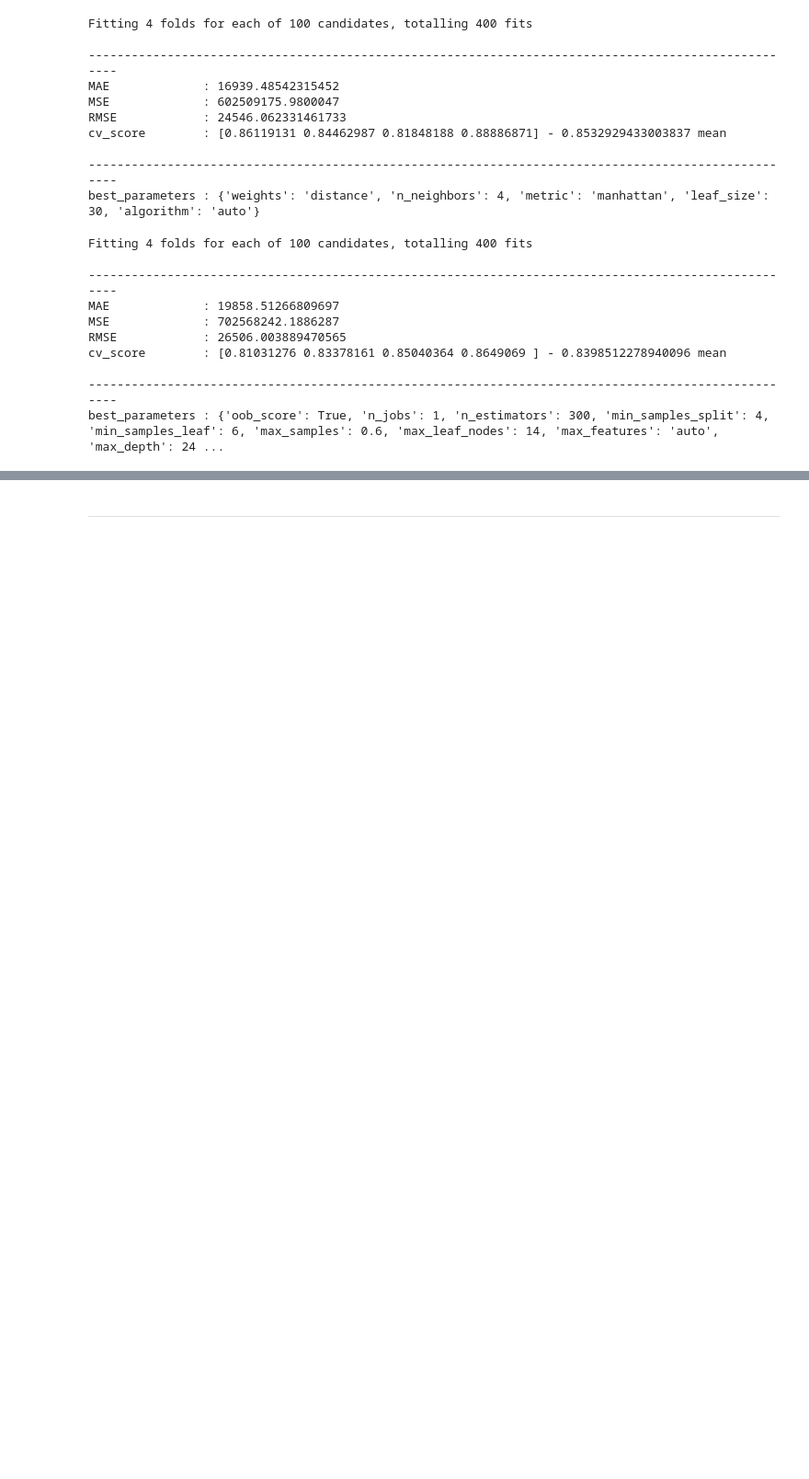
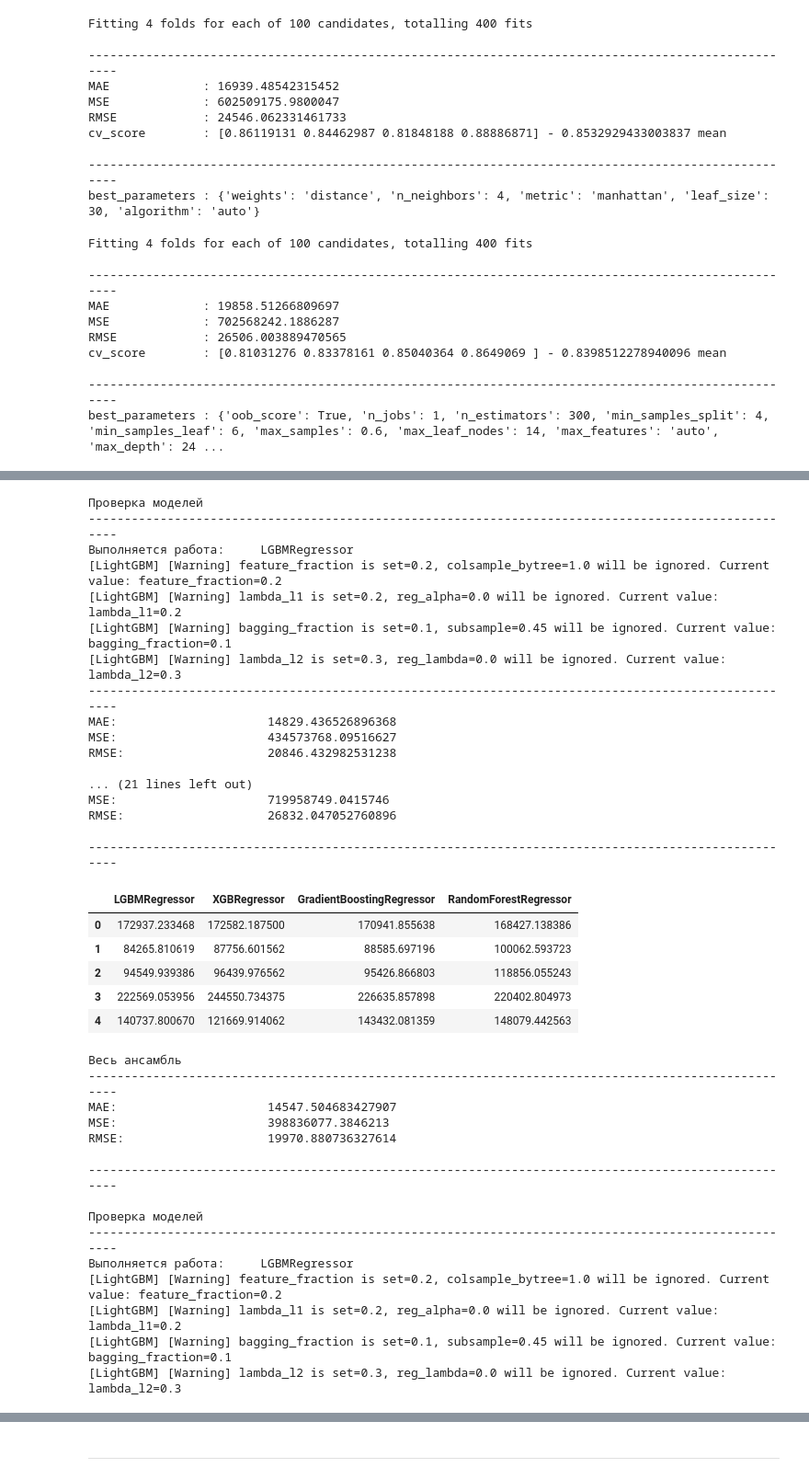
Before and after one commit to warshtayner/Housing_Prices_for_Kaggle, a Jupyter notebook: first_glance.ipynb, the cells around one changed output, grey strips where cells are left out. Shown at 92% size. Cells and saved outputs as stored; diff of their text form; code cells hidden in the pictures; blank space fills up the shorter version.

```diff
--- a/first_glance.ipynb
+++ b/first_glance.ipynb
@@ -555,8 +556,8 @@ def hyperparameter_tuning(x, y, algorithm, params):
                                          scoring='neg_mean_squared_error',
                                          cv=CV,
                                          n_iter=100,
-                                         verbose=10000,
-                                         n_jobs = -3) # для использованья многопоточности
+                                         verbose=0,
+                                         n_jobs = -4) # для использованья многопоточности
 
     randomized_fited_best_model = randomized_model.fit(x_train, y_train)
     best_parameters = randomized_fited_best_model.best_params_
@@ -616,4 +635,6 @@ best_parameters : {'subsample': 0.4, 'num_leaves': 2900, 'n_jobs': -1, 'n_estima
 # %%
+#XGBRegressor
+
 # params  =  {'subsample': [.1, .2, .3, .4, .5, .6, .7, .8, .9, 1],
 #             'learning_rate': [0, 0.1, 0.3, 0.5, 0.7, 0.9, 1.0],
 #             'max_depth': [0, 4, 5, 6, 7, 8, 10, 12, 14, 16, 18, 20, 22, 25, 28, 30],
@@ -631,16 +652,16 @@ best_parameters : {'subsample': 0.4, 'num_leaves': 2900, 'n_jobs': -1, 'n_estima
 #                    'colsample_bytree': 0.5, 'colsample_bynode': 0.6, 'colsample_bylevel': 0.7}
 
 
-params  =  {'subsample': [.3, .4, .5],
-            'learning_rate': [0.1, 0.2],
+params  =  {'subsample': [.5, .6],
+            'learning_rate': [0.1],
             'max_depth': [13, 14, 15],
-            'gamma': [0, 1, 2, 3, 5],
-            'n_estimators': np.arange(1800, 2101, step=100),
-            'colsample_bytree': [.4, .5, .6],
-            'colsample_bylevel': [.5, .6, .7],
-            'colsample_bynode': [.6, .7, .8],
+            'gamma': [0, 1],
+            'n_estimators': np.arange(2000, 2201, step=100),
+            'colsample_bytree': [.3, .4, .5],
+            'colsample_bylevel': [.7, .8],
+            'colsample_bynode': [.7, .8],
             'min_child_weight': [2],
-            'seed': [23, 25, 27],
+            'seed': [24, 25, 26],
             'reg_alpha': [0.00001],
             }
 
@@ -748,16 +777,3 @@ cv_score        : [0.81031276 0.83378161 0.85040364 0.8649069 ] - 0.839851227894
 
 ----------------------------------------------------------------------------------------------------
 best_parameters : {'oob_score': True, 'n_jobs': 1, 'n_estimators': 300, 'min_samples_split': 4, 'min_samples_leaf': 6, 'max_samples': 0.6, 'max_leaf_nodes': 14, 'max_features': 'auto', 'max_depth': 24 ...
-# %%
-# CatBoostRegressor
-
-params = {'learning_rate': [0.00001, 0.0001, 0.001, 0.01, 0.1],
-          'depth': [6, 7, 8, 10, 12, 14, 16, 18, 20, 22, 24],
-          'l2_leaf_reg': [1, 3, 5, 7, 9],
-          'rsm' : [.1, .2, .3, .4, .5, .6, .7, .8, .9, 1],
-          }
-
-params_dict['CatBoostRegressor'] = hyperparameter_tuning(x_train_scaler,
-                                                         y_train_main,
-                                                         CatBoostRegressor,
-                                                         params)
@@ -767,2 +779,0 @@ KeyboardInterrupt:
-# %%
-def prediction()
@@ -768,0 +842,43 @@ def prediction()
+# %%
+ML = [LGBMRegressor, XGBRegressor, GradientBoostingRegressor, RandomForestRegressor]
+
+predict_df = prediction(x_train, y_train_main, ML, params_dict, x_target)
+# %% [output]
+Проверка моделей
+----------------------------------------------------------------------------------------------------
+Выполняется работа:     LGBMRegressor
+[LightGBM] [Warning] feature_fraction is set=0.2, colsample_bytree=1.0 will be ignored. Current value: feature_fraction=0.2
+[LightGBM] [Warning] lambda_l1 is set=0.2, reg_alpha=0.0 will be ignored. Current value: lambda_l1=0.2
+[LightGBM] [Warning] bagging_fraction is set=0.1, subsample=0.45 will be ignored. Current value: bagging_fraction=0.1
+[LightGBM] [Warning] lambda_l2 is set=0.3, reg_lambda=0.0 will be ignored. Current value: lambda_l2=0.3
+----------------------------------------------------------------------------------------------------
+MAE:                     14829.436526896368
+MSE:                     434573768.09516627
+RMSE:                    20846.432982531238
+
+... (21 lines left out)
+MSE:                     719958749.0415746
+RMSE:                    26832.047052760896
+
+----------------------------------------------------------------------------------------------------
+|  | LGBMRegressor | XGBRegressor | GradientBoostingRegressor | RandomForestRegressor |
+| 0 | 172937.233468 | 172582.187500 | 170941.855638 | 168427.138386 |
+| 1 | 84265.810619 | 87756.601562 | 88585.697196 | 100062.593723 |
+| 2 | 94549.939386 | 96439.976562 | 95426.866803 | 118856.055243 |
+| 3 | 222569.053956 | 244550.734375 | 226635.857898 | 220402.804973 |
+| 4 | 140737.800670 | 121669.914062 | 143432.081359 | 148079.442563 |
+Весь ансамбль
+----------------------------------------------------------------------------------------------------
+MAE:                     14547.504683427907
+MSE:                     398836077.3846213
+RMSE:                    19970.880736327614
+
+----------------------------------------------------------------------------------------------------
+
+Проверка моделей
+----------------------------------------------------------------------------------------------------
+Выполняется работа:     LGBMRegressor
+[LightGBM] [Warning] feature_fraction is set=0.2, colsample_bytree=1.0 will be ignored. Current value: feature_fraction=0.2
+[LightGBM] [Warning] lambda_l1 is set=0.2, reg_alpha=0.0 will be ignored. Current value: lambda_l1=0.2
+[LightGBM] [Warning] bagging_fraction is set=0.1, subsample=0.45 will be ignored. Current value: bagging_fraction=0.1
+[LightGBM] [Warning] lambda_l2 is set=0.3, reg_lambda=0.0 will be ignored. Current value: lambda_l2=0.3
```
Also changed, not shown: parts of 10 cells of this notebook, 1 other file.
